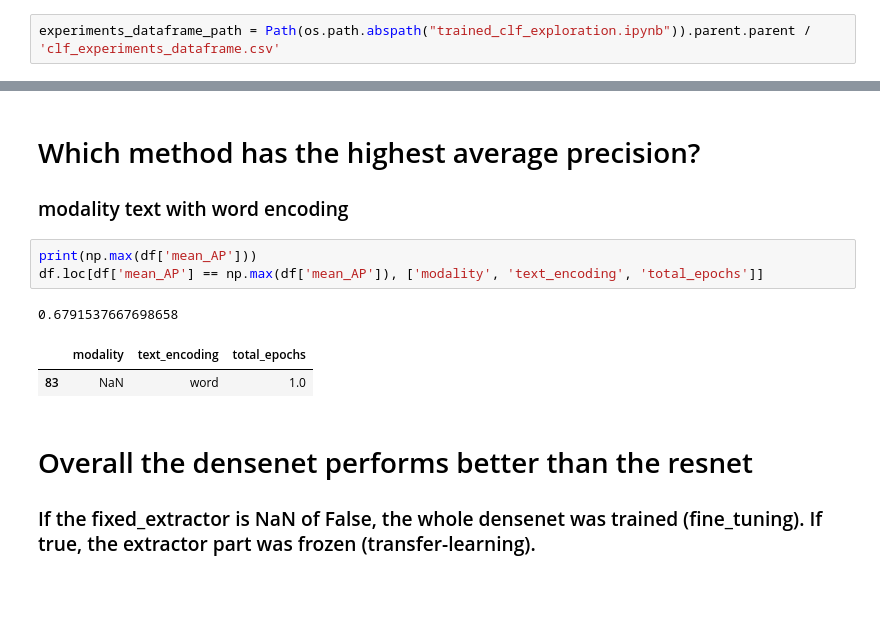
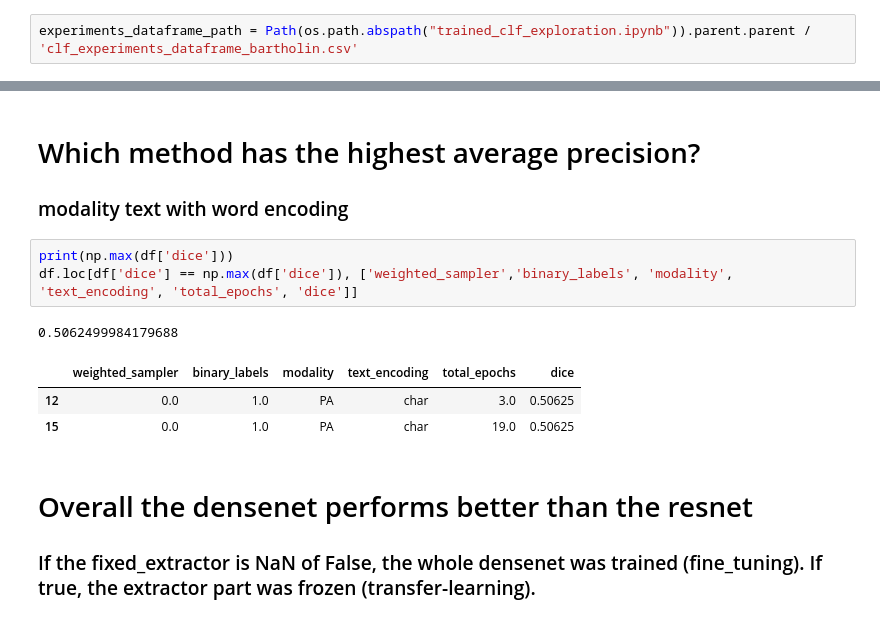
Before and after one commit to Jimmy2027/MoPoE-MIMIC, a Jupyter notebook: mimic/notebooks/trained_clf_exploration.ipynb, the cells around one changed output, grey strips where cells are left out. Saved outputs shown, nothing was run; the diff lists cells and outputs as text; blank space fills up the shorter version.

```diff
--- a/mimic/notebooks/trained_clf_exploration.ipynb
+++ b/mimic/notebooks/trained_clf_exploration.ipynb
@@ -4,6 +4,6 @@ from pathlib import Path
 import os
 import numpy as np
 # %%
-experiments_dataframe_path = Path(os.path.abspath("trained_clf_exploration.ipynb")).parent.parent / 'clf_experiments_dataframe.csv'
+experiments_dataframe_path = Path(os.path.abspath("trained_clf_exploration.ipynb")).parent.parent / 'clf_experiments_dataframe_bartholin.csv'
 # %%
 df = pd.read_csv(experiments_dataframe_path)
@@ -11,12 +54,13 @@ df = pd.read_csv(experiments_dataframe_path)
 # Which method has the highest average precision?
 ### modality text with word encoding
 # %%
-print(np.max(df['mean_AP']))
-df.loc[df['mean_AP'] == np.max(df['mean_AP']), ['modality', 'text_encoding', 'total_epochs']]
+print(np.max(df['dice']))
+df.loc[df['dice'] == np.max(df['dice']), ['weighted_sampler','binary_labels', 'modality', 'text_encoding', 'total_epochs', 'dice']]
 # %% [output]
-0.6791537667698658
+0.5062499984179688
-|  | modality | text_encoding | total_epochs |
-| 83 | NaN | word | 1.0 |
+|  | weighted_sampler | binary_labels | modality | text_encoding | total_epochs | dice |
+| 12 | 0.0 | 1.0 | PA | char | 3.0 | 0.50625 |
+| 15 | 0.0 | 1.0 | PA | char | 19.0 | 0.50625 |
 # %% [markdown]
 # Overall the densenet performs better than the resnet
 ### If the fixed_extractor is NaN of False, the whole densenet was trained (fine_tuning). If true, the extractor part was frozen (transfer-learning).
```
Also changed, not shown: parts of 5 cells of this notebook, 27 other files.
